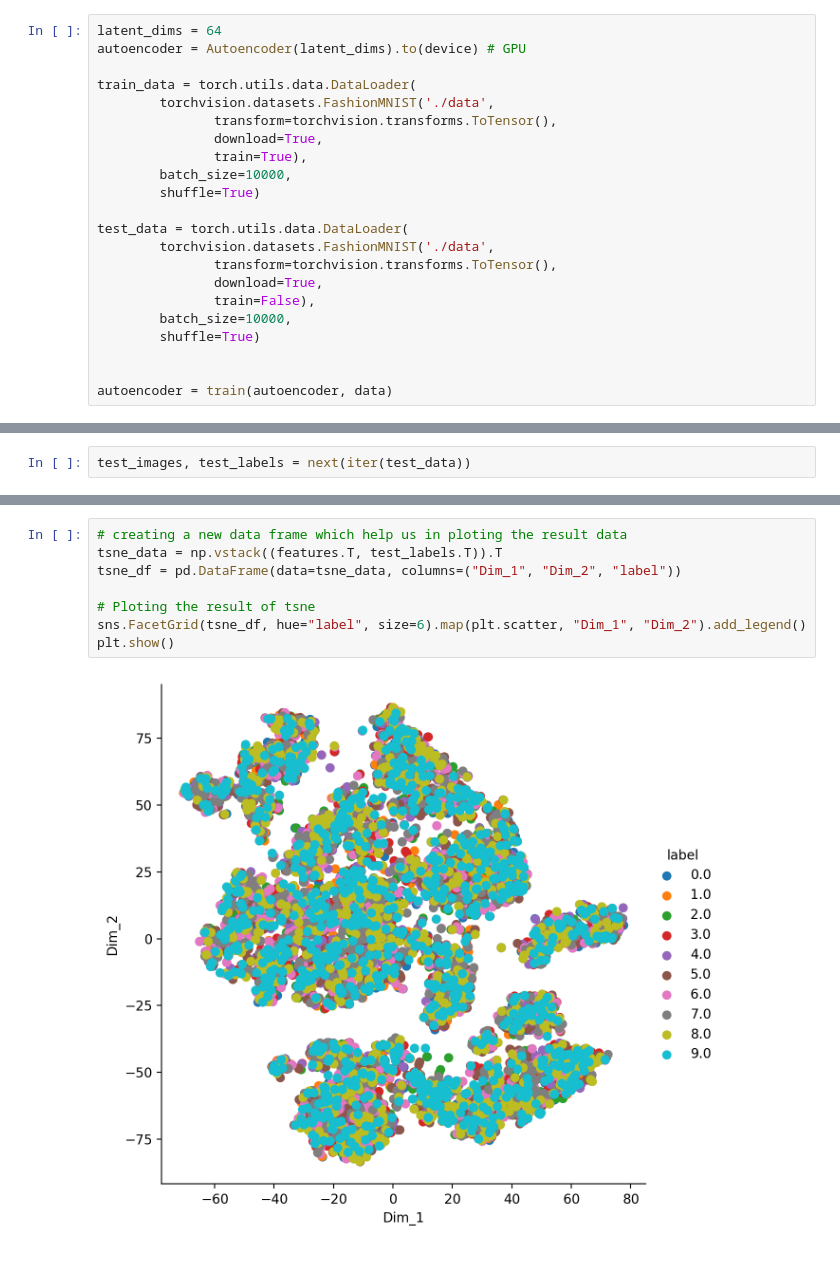
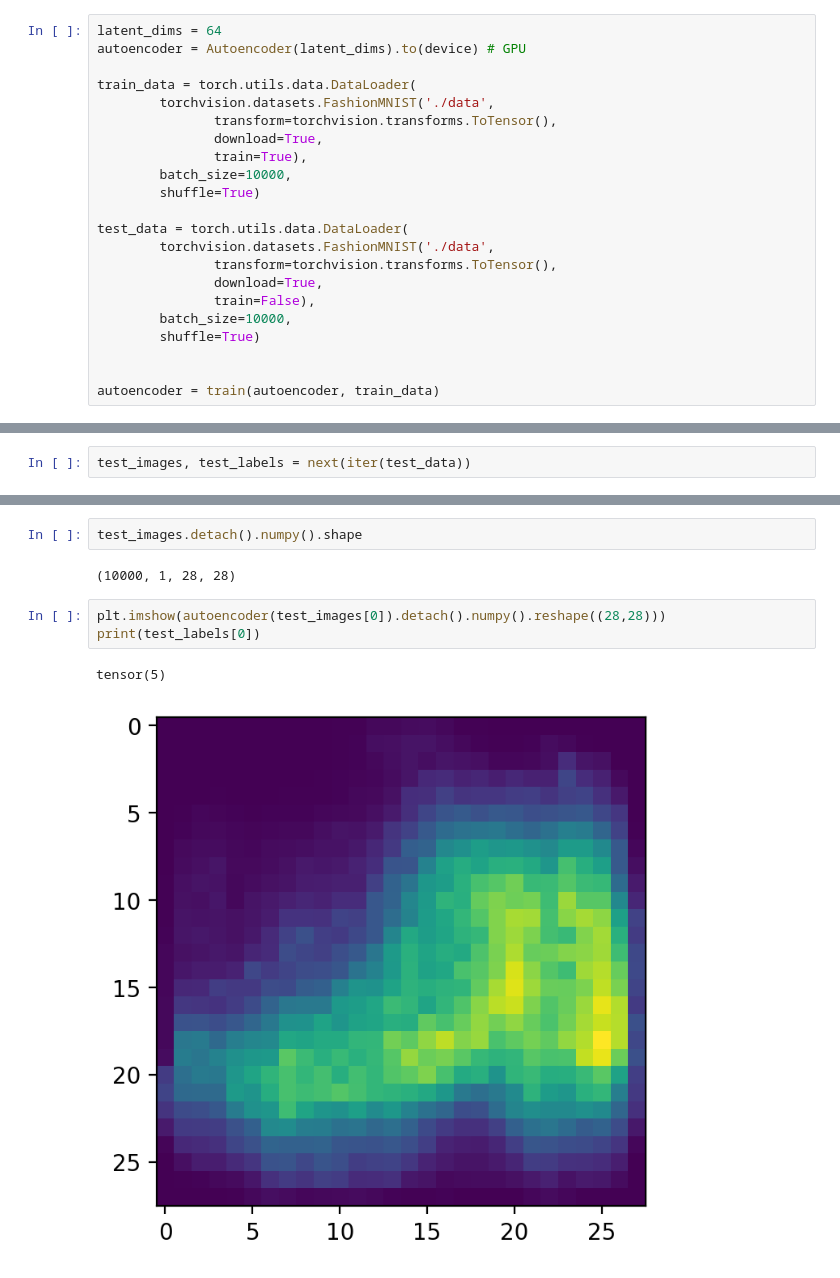
Before and after one commit to adityamwagh/robot-perception-hw, a Jupyter notebook: Untitled.ipynb, the cells around one changed output, grey strips where cells are left out. Saved outputs shown, nothing was run; the diff lists cells and outputs as text.

```diff
--- a/Untitled.ipynb
+++ b/Untitled.ipynb
@@ -85,4 +86,4 @@ test_data = torch.utils.data.DataLoader(
         shuffle=True)
 
 
-autoencoder = train(autoencoder, data)
+autoencoder = train(autoencoder, train_data)
@@ -143,10 +151,10 @@ torch.Size([10000])
-# %%
-# creating a new data frame which help us in ploting the result data
-tsne_data = np.vstack((features.T, test_labels.T)).T
-tsne_df = pd.DataFrame(data=tsne_data, columns=("Dim_1", "Dim_2", "label"))
-
-# Ploting the result of tsne
-sns.FacetGrid(tsne_df, hue="label", size=6).map(plt.scatter, "Dim_1", "Dim_2").add_legend()
-plt.show()
-# %% [output]
-[figure, removed]
+# %%
+test_images.detach().numpy().shape
+# %% [output]
+(10000, 1, 28, 28)
+# %%
+plt.imshow(autoencoder(test_images[0]).detach().numpy().reshape((28,28)))
+print(test_labels[0])
+# %% [output]
+tensor(5)
+[figure, added]
```
Also changed, not shown: parts of 6 cells of this notebook, 6 other files.
